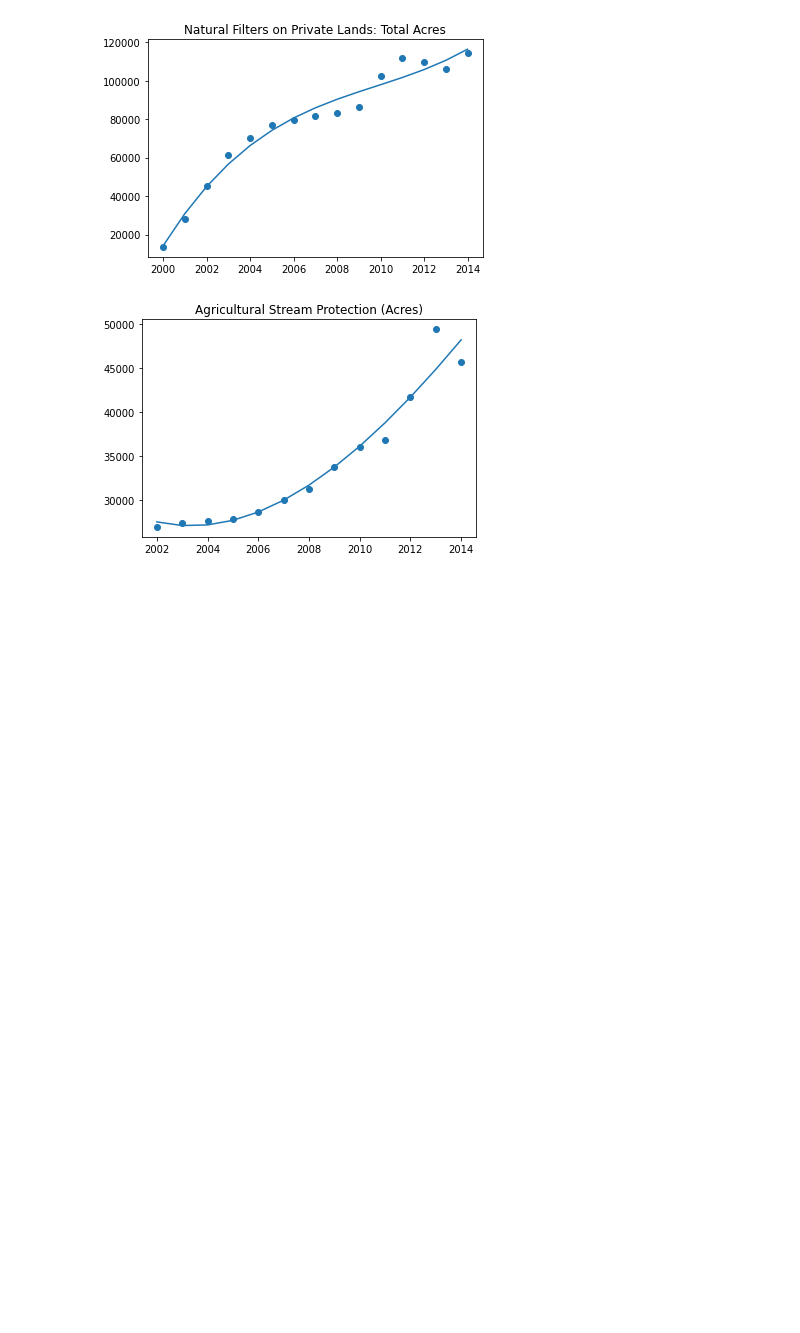
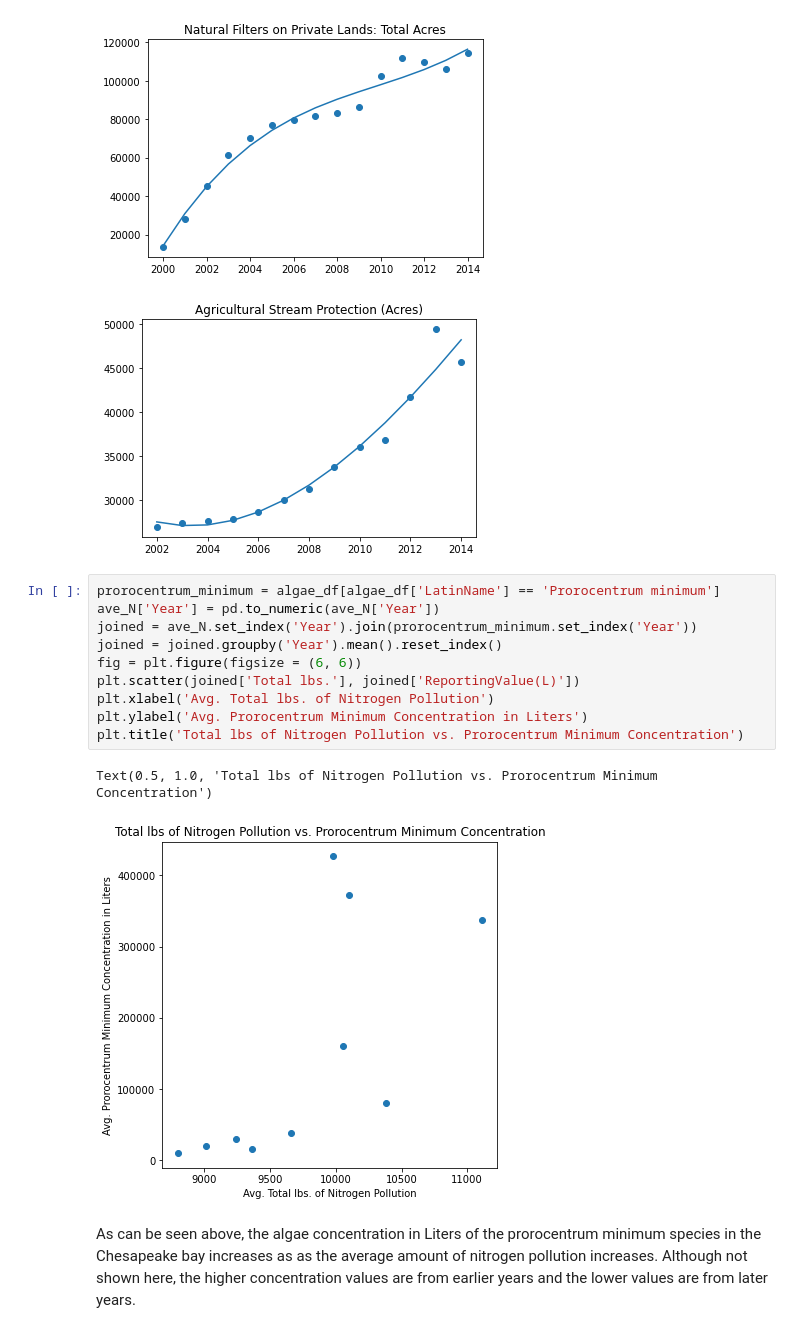
Before and after one commit to type1larosa3/CMSC320-Final-Tutorial, a Jupyter notebook: Tutorial_final.ipynb, the cells around one changed output. Saved outputs shown, nothing was run; the diff lists cells and outputs as text; blank space fills up the shorter version.

```diff
--- a/Tutorial_final.ipynb
+++ b/Tutorial_final.ipynb
@@ -237,3 +247,18 @@ for i in temp:
 [figure]
 [figure]
 [figure]
+# %%
+prorocentrum_minimum = algae_df[algae_df['LatinName'] == 'Prorocentrum minimum']
+ave_N['Year'] = pd.to_numeric(ave_N['Year'])
+joined = ave_N.set_index('Year').join(prorocentrum_minimum.set_index('Year'))
+joined = joined.groupby('Year').mean().reset_index()
+fig = plt.figure(figsize = (6, 6))
+plt.scatter(joined['Total lbs.'], joined['ReportingValue(L)'])
+plt.xlabel('Avg. Total lbs. of Nitrogen Pollution')
+plt.ylabel('Avg. Prorocentrum Minimum Concentration in Liters')
+plt.title('Total lbs of Nitrogen Pollution vs. Prorocentrum Minimum Concentration')
+# %% [output]
+Text(0.5, 1.0, 'Total lbs of Nitrogen Pollution vs. Prorocentrum Minimum Concentration')
+[figure, added]
+# %% [markdown]
+As can be seen above, the algae concentration in Liters of the prorocentrum minimum species in the Chesapeake bay increases as as the average amount of nitrogen pollution increases. Although not shown here, the higher concentration values are from earlier years and the lower values are from later years.
```
Also changed, not shown: parts of 8 cells of this notebook.
